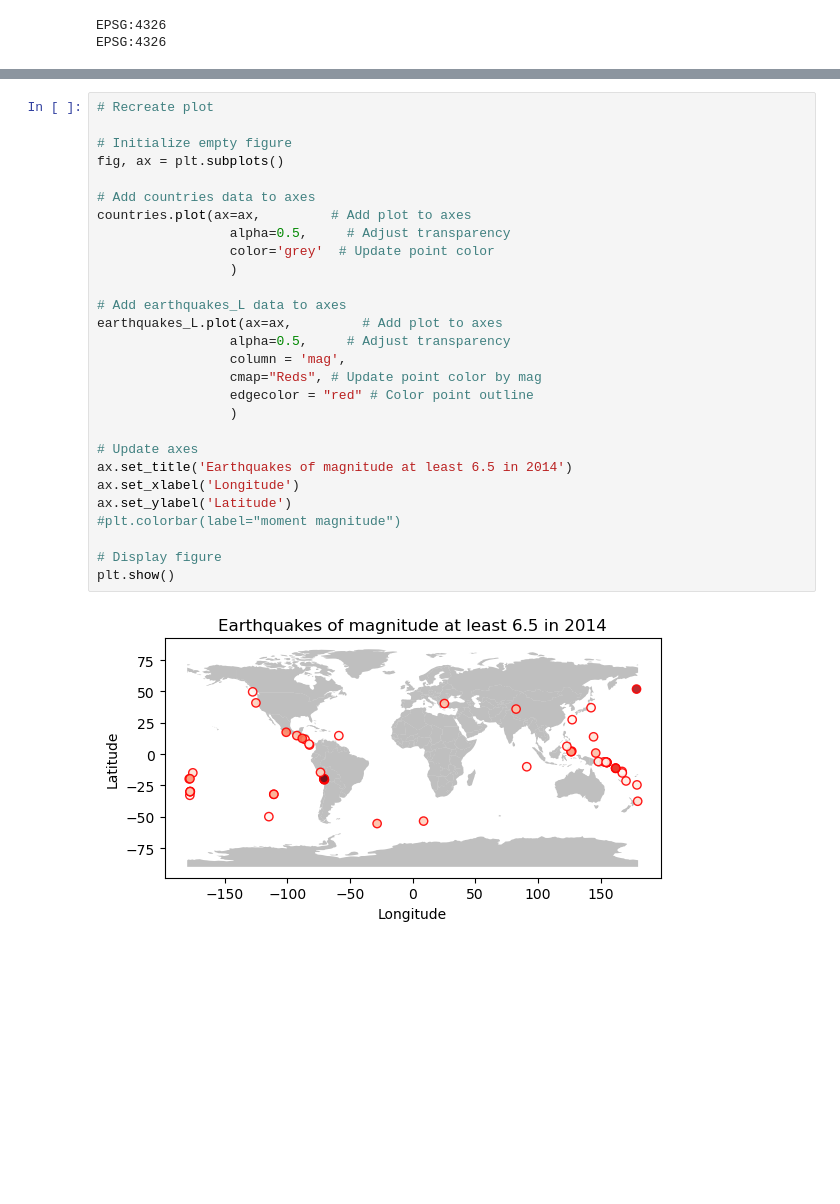
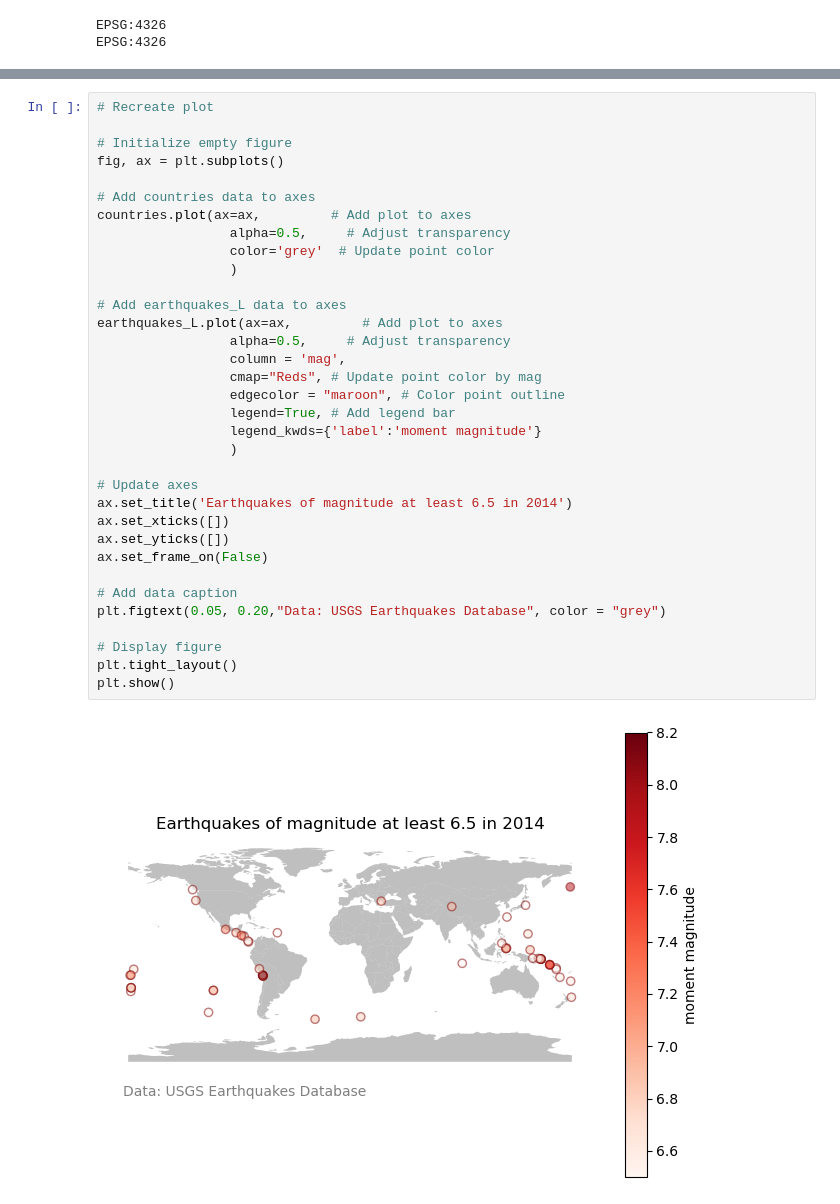
Before and after one commit to ssoriano22/earthquake-branching, a Jupyter notebook: section-5-earthquakes.ipynb, the cells around one changed output, grey strips where cells are left out. Cells and saved outputs as stored; diff of their text form; blank space fills up the shorter version.

```diff
--- a/section-5-earthquakes.ipynb
+++ b/section-5-earthquakes.ipynb
@@ -65,30 +65,36 @@ earthquakes_L.head()
 # %%
 # Recreate plot
 
 # Initialize empty figure
 fig, ax = plt.subplots()
 
 # Add countries data to axes
 countries.plot(ax=ax,         # Add plot to axes
                  alpha=0.5,     # Adjust transparency
                  color='grey'  # Update point color
                  )
 
 # Add earthquakes_L data to axes
 earthquakes_L.plot(ax=ax,         # Add plot to axes
                  alpha=0.5,     # Adjust transparency
                  column = 'mag',
                  cmap="Reds", # Update point color by mag
-                 edgecolor = "red" # Color point outline
+                 edgecolor = "maroon", # Color point outline
+                 legend=True, # Add legend bar
+                 legend_kwds={'label':'moment magnitude'}
                  )
 
 # Update axes
 ax.set_title('Earthquakes of magnitude at least 6.5 in 2014')
-ax.set_xlabel('Longitude')
-ax.set_ylabel('Latitude')
-#plt.colorbar(label="moment magnitude")
+ax.set_xticks([])
+ax.set_yticks([])
+ax.set_frame_on(False)
+
+# Add data caption
+plt.figtext(0.05, 0.20,"Data: USGS Earthquakes Database", color = "grey")
 
 # Display figure
+plt.tight_layout()
 plt.show()
 # %% [output]
-[figure, old version]
+[figure, new version]
```
